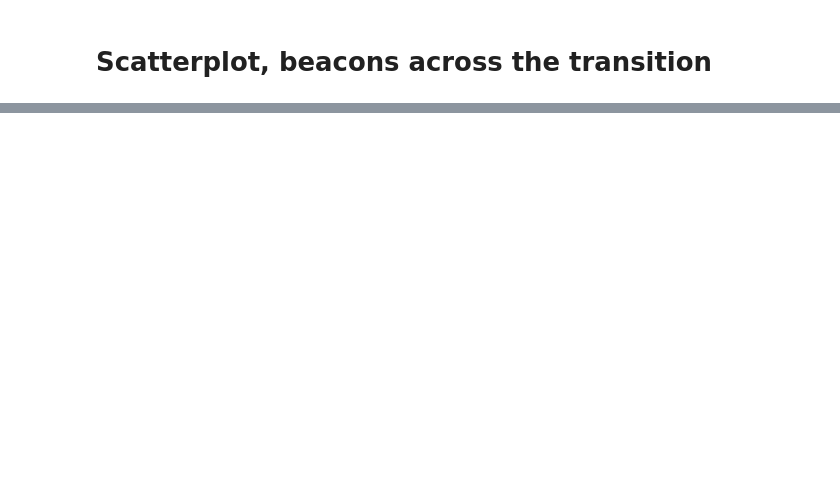
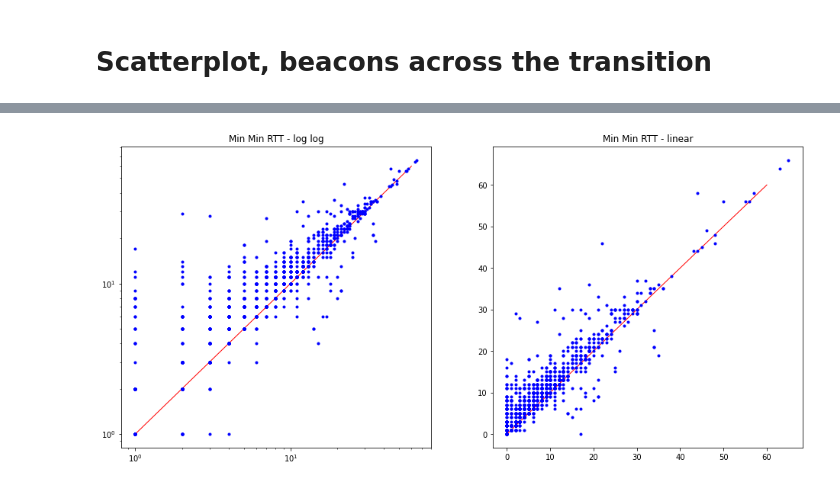
Before and after one commit to m-lab/analysis, a Jupyter notebook: inspector/plottools/Beacon Across Transition Scatter Plot.ipynb, the cells around one changed output, grey strips where cells are left out. Cells and saved outputs as stored; diff of their text form; code cells hidden in the pictures; blank space fills up the shorter version.

```diff
--- a/inspector/plottools/Beacon Across Transition Scatter Plot.ipynb
+++ b/inspector/plottools/Beacon Across Transition Scatter Plot.ipynb
@@ -82,0 +111,15 @@ plt.show()
+# %%
+# RTT Comparisons
+plt.rcParams['figure.figsize'] = [16, 16]
+cur = plt.subplot(2, 2, 1)
+plt.title('Min Min RTT - log log')
+plt.loglog([1,60],[1,60], linewidth=1, color='r')
+plt.loglog(legacyMinMinRTT, NDT5minMinRTT, color='b', marker='.', linewidth=0)
+cur = plt.subplot(2, 2, 2)
+plt.title('Min Min RTT - linear')
+plt.plot([0,60],[0,60], linewidth=1, color='r')
+plt.plot(legacyMinMinRTT, NDT5minMinRTT, color='b', marker='.', linewidth=0)
+
+plt.show()
+# %% [output]
+[figure, added]
```
Also changed, not shown: parts of 4 cells of this notebook, 6 other files.
